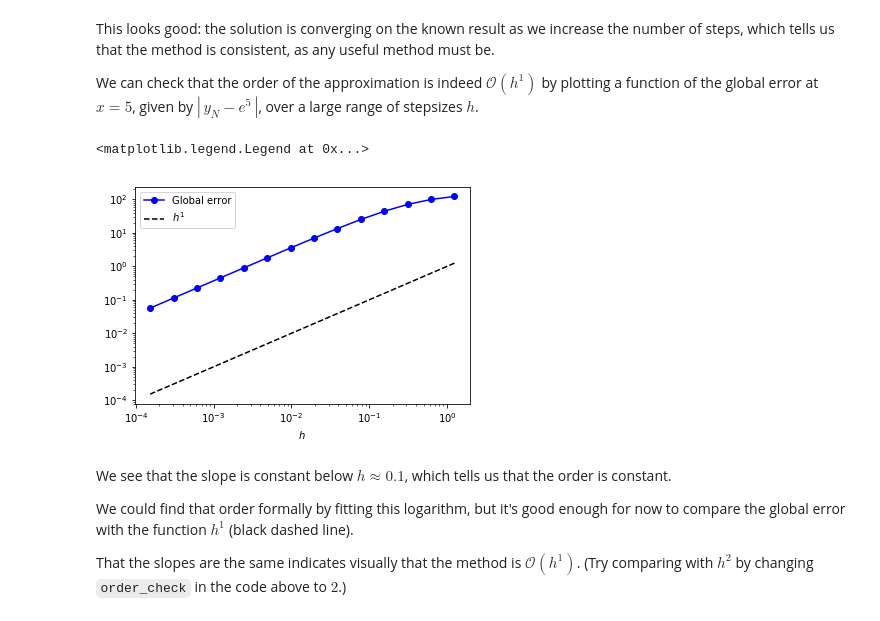
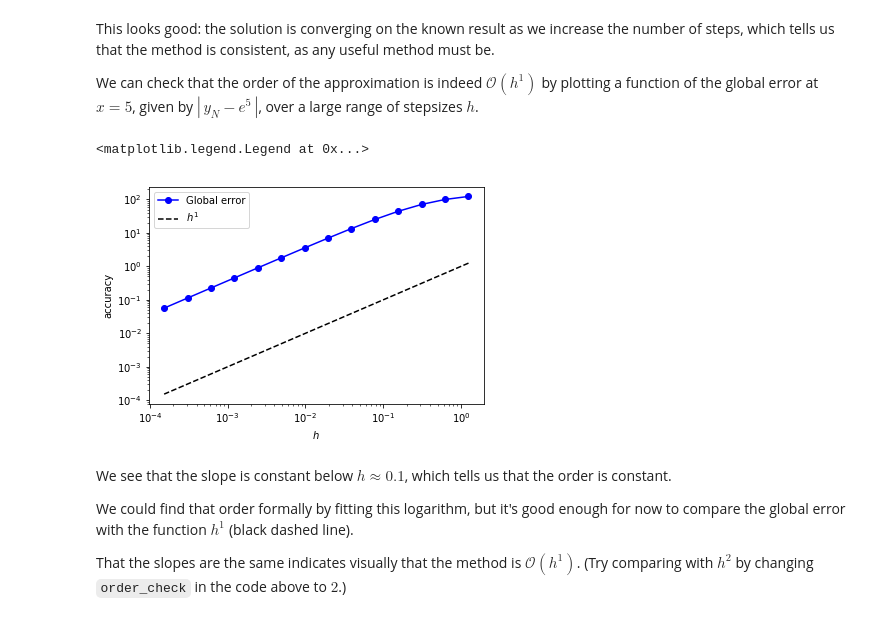
Before and after one commit to UChicagoPhysics/PHYS250, a Jupyter notebook: Examples/Explicit-Euler-Method-and-Order-of-Accuracy.ipynb, the cells around one changed output. Drawn from its saved outputs; the diff is of its cells as text; code cells hidden in the pictures.

```diff
--- a/Examples/Explicit-Euler-Method-and-Order-of-Accuracy.ipynb
+++ b/Examples/Explicit-Euler-Method-and-Order-of-Accuracy.ipynb
@@ -270,26 +284,27 @@ We can check that the order of the approximation is indeed $\mathcal{O}(h^1)$ by
 # %%
 max_N = 16                     # Number of points at which to check the error
 N     = 2**np.arange(2, max_N) # Array of those points: N = 2, 4, 8, ..., 2^max_N
 
 order_check = 1 # for visual check of the order of accuracy
 
 y_end    = np.zeros(len(N)) # array to fill with the final values
 stepsize = np.zeros(len(N)) # array to fill with the stepsizes
 
 for i, N_i in enumerate(N): # loop over different numbers of steps
 
     x = np.linspace(0., x_max, N_i+1)
     y_end[i] = ExplicitEuler(exp, y_0, x, solve_args)[-1]
 
     stepsize[i] = x_max/N_i
 
 plt.loglog(stepsize, abs(y_end - np.exp(solve_args['a']*x_max)), 'b-o', label='Global error')
 plt.loglog(stepsize, stepsize**order_check,'k--', label=r'$h^1$')
 plt.xlabel(r'$h$')
+plt.ylabel('accuracy')
 plt.legend(loc=2)
 # %% [output]
 <matplotlib.legend.Legend at 0x...>
-[figure, old version]
+[figure, new version]
 # %% [markdown]
 We see that the slope is constant below $h \approx 0.1$, which tells us that the order is constant.
 
```
Also changed, not shown: parts of 1 cell of this notebook, 7 other files.
